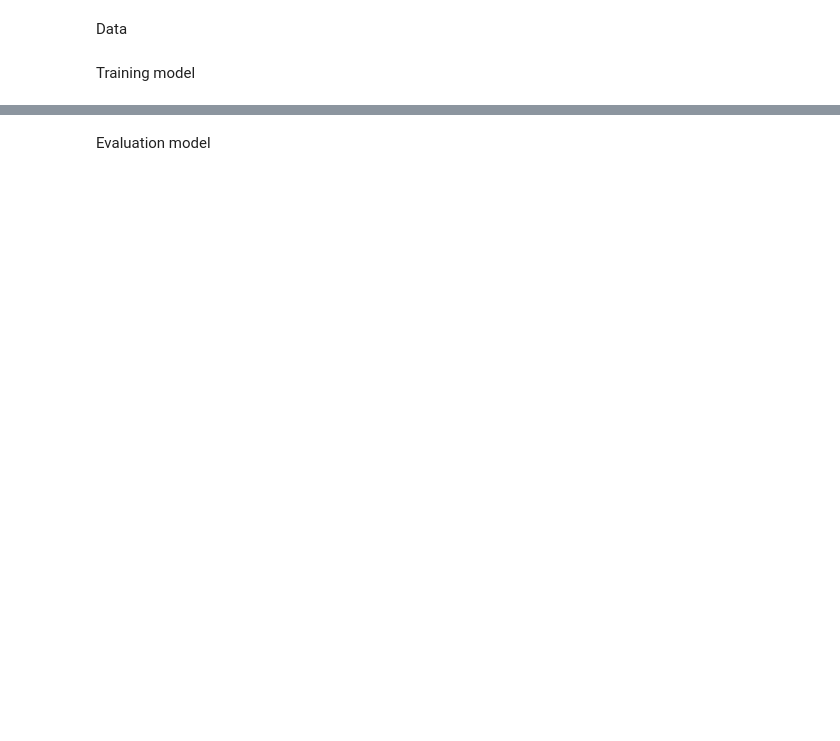
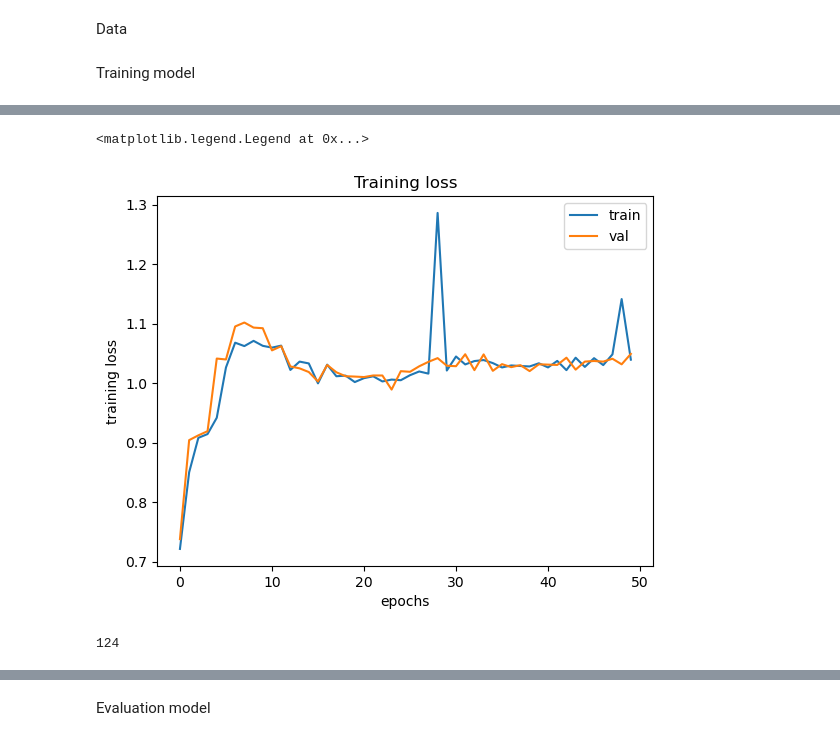
Before and after one commit to Yahnnosh/Sensor-Based-Modeling-of-Fatigue-Using-Transformer-Model, a Jupyter notebook: imputation_comparison.ipynb, the cells around one changed output, grey strips where cells are left out. Drawn from its saved outputs; the diff is of its cells as text; code cells hidden in the pictures; blank space fills up the shorter version.

```diff
--- a/imputation_comparison.ipynb
+++ b/imputation_comparison.ipynb
@@ -347,0 +593,15 @@ plt.plot(history['train_loss'])
+# %%
+plt.plot(history['train_loss'])
+plt.plot(history['test_loss'])
+plt.xlabel('epochs')
+plt.ylabel('training loss')
+plt.title('Training loss')
+plt.legend(['train', 'val'])
+# %% [output]
+<matplotlib.legend.Legend at 0x...>
+[figure, added]
+# %%
+day = np.random.choice(test_indices, 1)[0]
+day
+# %% [output]
+124
```
Also changed, not shown: parts of 26 cells of this notebook, 1 other file.
